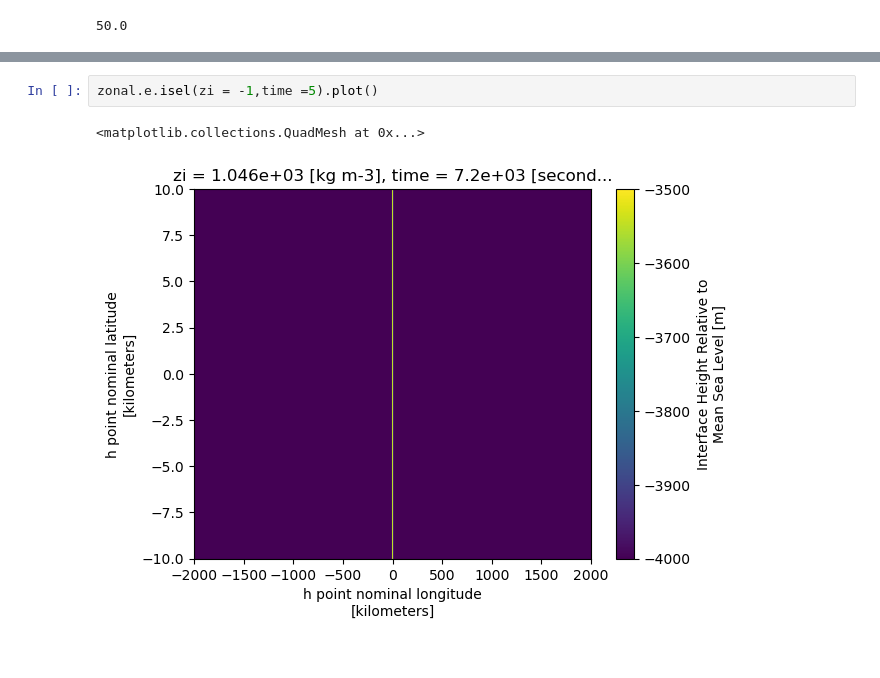
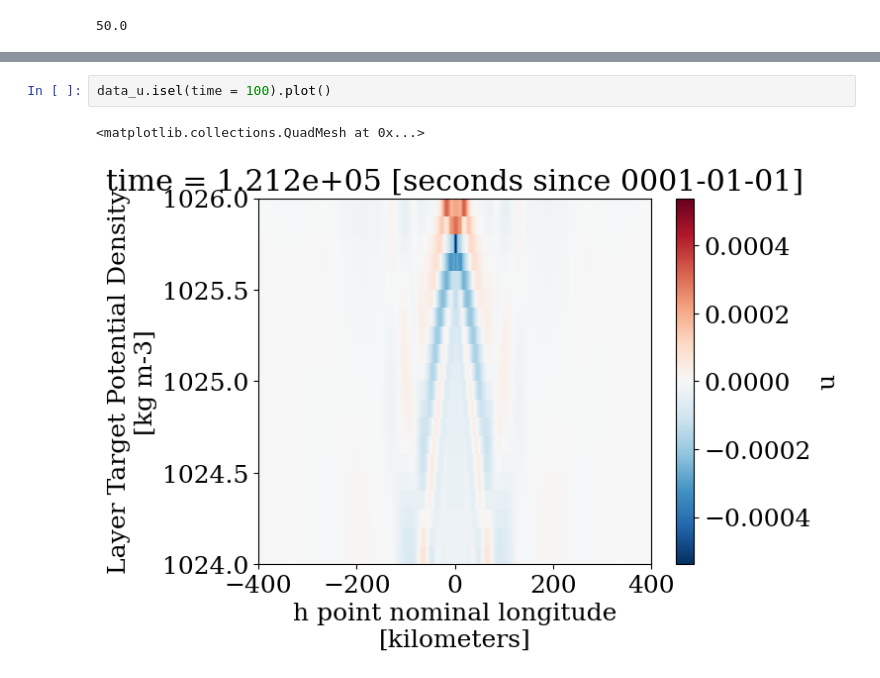
Before and after one commit to ashjbarnes/topographic-NIWs, a Jupyter notebook: test-new-outputs.ipynb, the cells around one changed output, grey strips where cells are left out. Cells and saved outputs as stored; diff of their text form.

```diff
--- a/test-new-outputs.ipynb
+++ b/test-new-outputs.ipynb
@@ -251,5 +481,5 @@ Coordinates:
 # %%
-zonal.e.isel(zi = -1,time =5).plot()
+data_u.isel(time = 100).plot()
 # %% [output]
 <matplotlib.collections.QuadMesh at 0x...>
-[figure, old version]
+[figure, new version]
```
Also changed, not shown: parts of 13 cells of this notebook, 8 other files.
